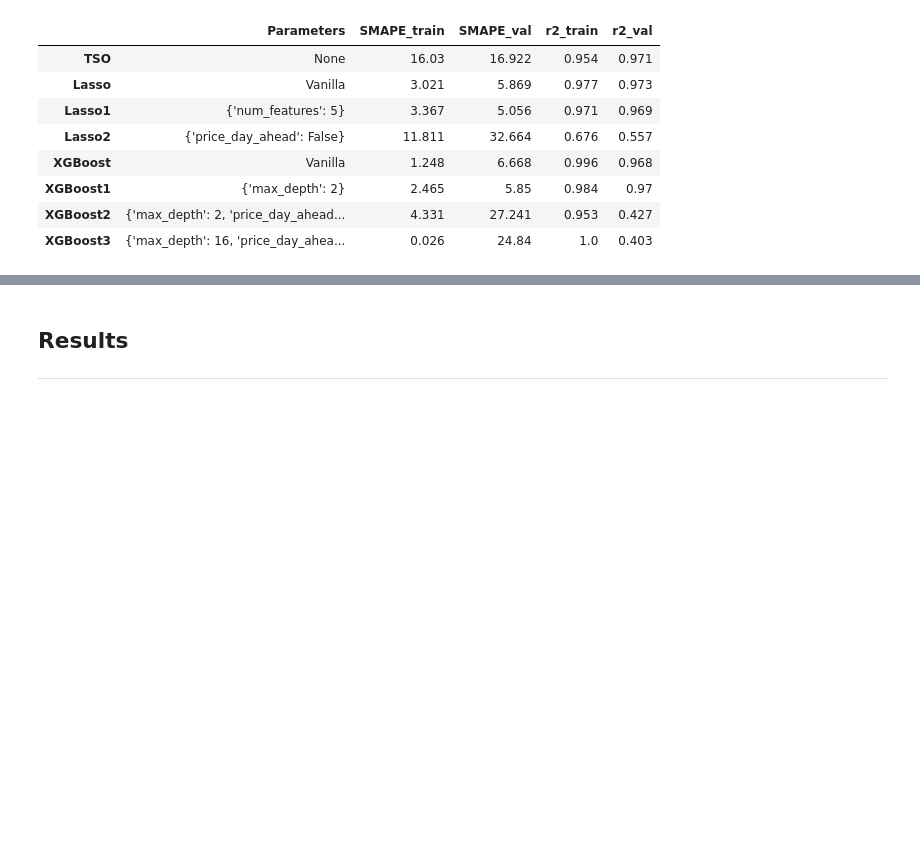
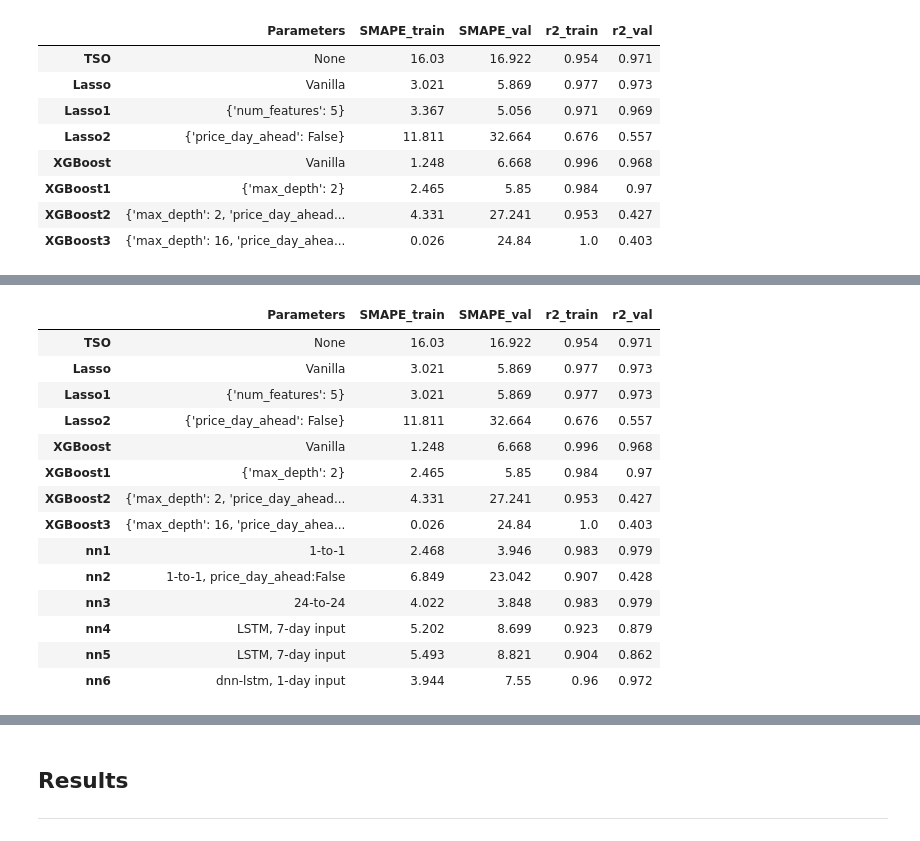
Before and after one commit to EvanHolder/Predicting-Energy-Markets-in-Spain, a Jupyter notebook: notebooks/capstone.ipynb, the cells around one changed output, grey strips where cells are left out. Saved outputs shown, nothing was run; the diff lists cells and outputs as text; code cells hidden in the pictures; blank space fills up the shorter version.

```diff
--- a/notebooks/capstone.ipynb
+++ b/notebooks/capstone.ipynb
@@ -787,0 +688,47 @@ INFO:tensorflow:Assets written to: ../models/nn5\assets
+# %%
+results_actual.drop(columns='nn-24-24', inplace=True)
+# %%
+# Split Data
+X_train, y_train, X_val, y_val = split_data(df_nn, 2020, 'price_actual')
+
+# Reorganize the training and testing data into batches
+X_train, y_train = resample((X_train, y_train), 24, 24, 24)
+X_val, y_val = resample((X_val,y_val), 24, 24, 24)
+
+# Define input_shape
+input_shape = (X_train.shape[1], X_train.shape[2])
+
+# Instantiate model and build layers
+nn = models.Sequential()
+nn.add(layers.Dense(59, activation='relu', input_shape=input_shape))
+nn.add(layers.Dense(239, activation='relu'))
+nn.add(layers.Dense(162, activation='relu'))
+nn.add(TimeDistributed(layers.Dense(1)))
+
+# Compile and Fit
+nn3 = compile_fit(nn, (X_train, y_train), (X_val, y_val))
+
+# Compute metrics and add to table
+results_actual['nn3'] = compute_metrics(nn3, '24-to-24', (X_train,y_train), (X_val, y_val))
+
+# Save model
+nn3.save('../models/nn3')
+
+# Preview
+results_actual.T
+# %% [output]
+|  | Parameters | SMAPE_train | SMAPE_val | r2_train | r2_val |
+| TSO | None | 16.03 | 16.922 | 0.954 | 0.971 |
+| Lasso | Vanilla | 3.021 | 5.869 | 0.977 | 0.973 |
+| Lasso1 | {'num_features': 5} | 3.021 | 5.869 | 0.977 | 0.973 |
+| Lasso2 | {'price_day_ahead': False} | 11.811 | 32.664 | 0.676 | 0.557 |
+| XGBoost | Vanilla | 1.248 | 6.668 | 0.996 | 0.968 |
+| XGBoost1 | {'max_depth': 2} | 2.465 | 5.85 | 0.984 | 0.97 |
+| XGBoost2 | {'max_depth': 2, 'price_day_ahead... | 4.331 | 27.241 | 0.953 | 0.427 |
+| XGBoost3 | {'max_depth': 16, 'price_day_ahea... | 0.026 | 24.84 | 1.0 | 0.403 |
+| nn1 | 1-to-1 | 2.468 | 3.946 | 0.983 | 0.979 |
+| nn2 | 1-to-1, price_day_ahead:False | 6.849 | 23.042 | 0.907 | 0.428 |
+| nn3 | 24-to-24 | 4.022 | 3.848 | 0.983 | 0.979 |
+| nn4 | LSTM, 7-day input | 5.202 | 8.699 | 0.923 | 0.879 |
+| nn5 | LSTM, 7-day input | 5.493 | 8.821 | 0.904 | 0.862 |
+| nn6 | dnn-lstm, 1-day input | 3.944 | 7.55 | 0.96 | 0.972 |
```
Also changed, not shown: parts of 52 cells of this notebook.
